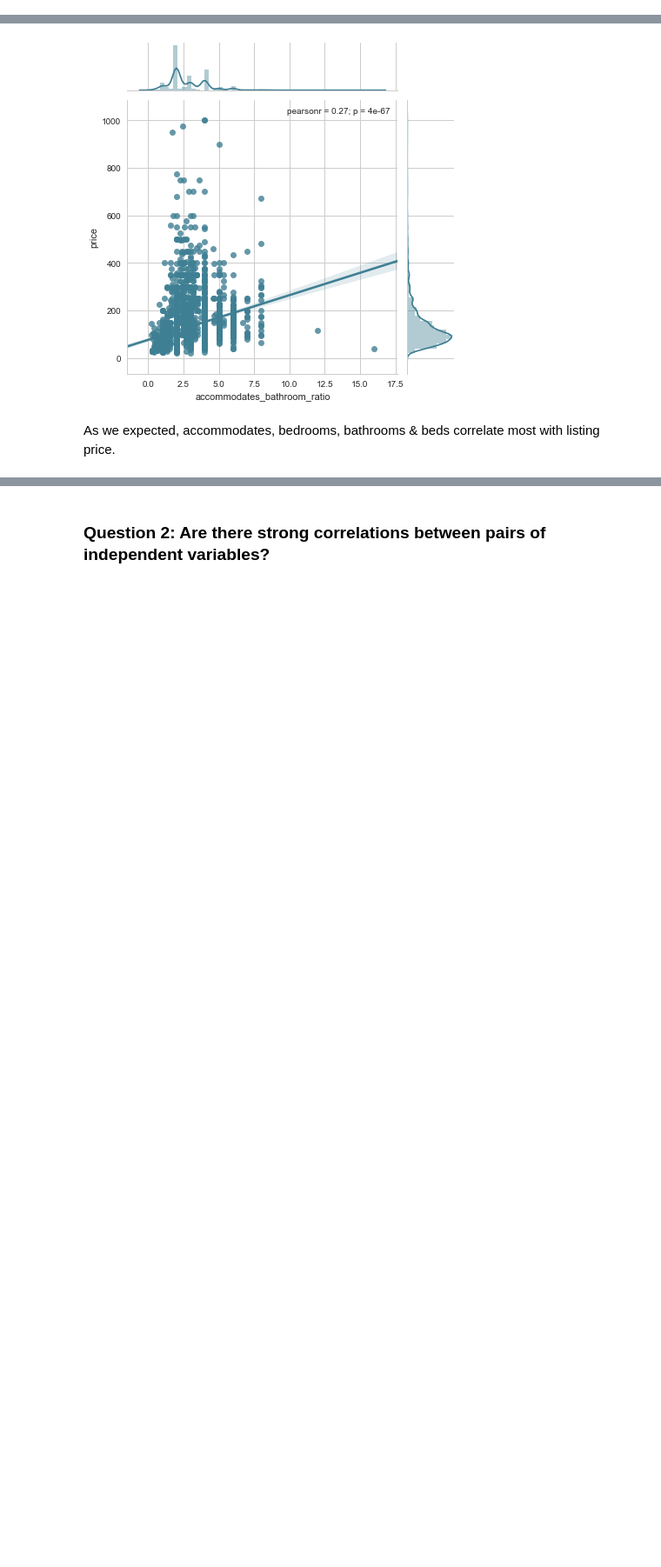
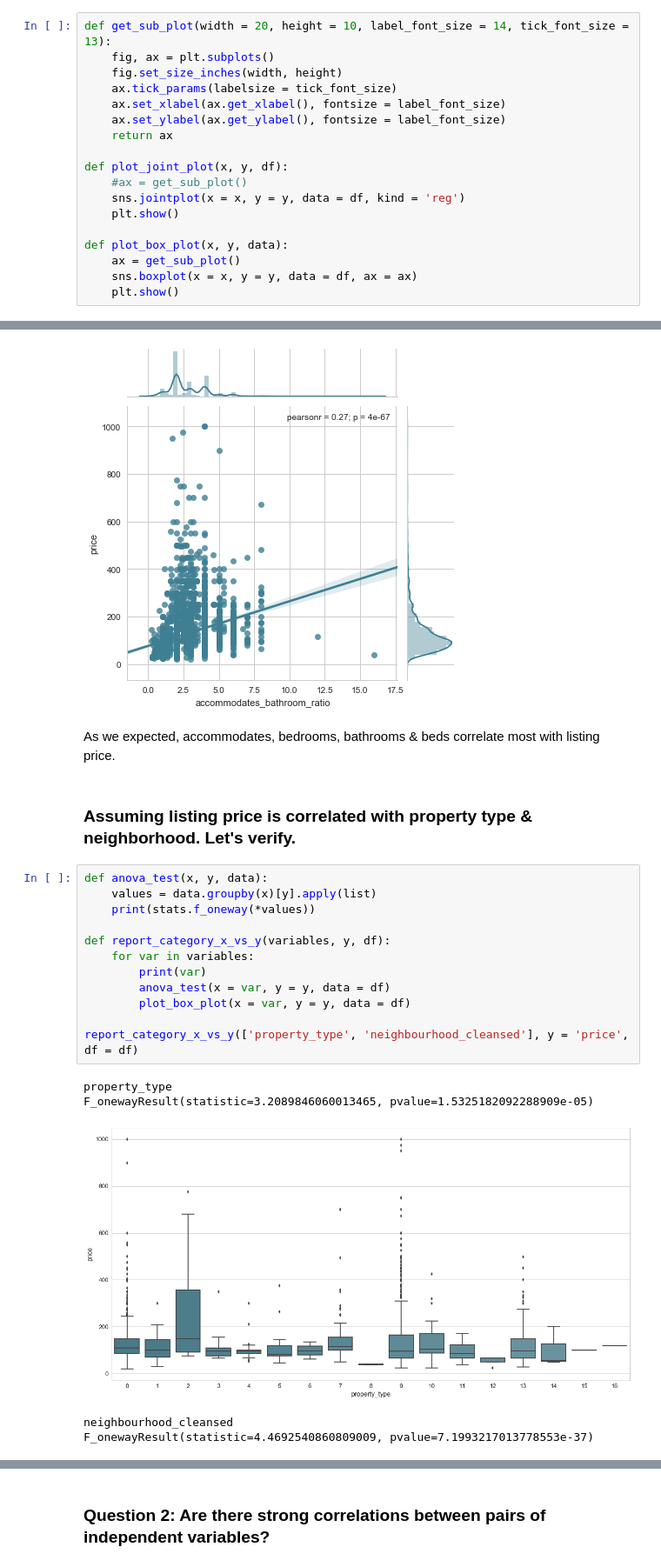
Before and after one commit to nicolechao/springboard-data-science, a Jupyter notebook: Capstone 1/Inferential Statistics/inferential_statistics.ipynb, the cells around one changed output, grey strips where cells are left out. Shown at 87% size. Drawn from its saved outputs; the diff is of its cells as text; blank space fills up the shorter version.

Commit message:
Add anova test.

```diff
--- a/Capstone 1/Inferential Statistics/inferential_statistics.ipynb
+++ b/Capstone 1/Inferential Statistics/inferential_statistics.ipynb
@@ -64,6 +64,24 @@ memory usage: 537.0+ KB
 * Are there variables that are particularly significant in terms of Seattle Airbnb listing price?
 * Are there strong correlations between pairs of independent variables?
 * Are there strong correlation between an independent and a dependent variable?
+# %%
+def get_sub_plot(width = 20, height = 10, label_font_size = 14, tick_font_size = 13):
+    fig, ax = plt.subplots()
+    fig.set_size_inches(width, height)
+    ax.tick_params(labelsize = tick_font_size)
+    ax.set_xlabel(ax.get_xlabel(), fontsize = label_font_size)
+    ax.set_ylabel(ax.get_ylabel(), fontsize = label_font_size)
+    return ax
+
+def plot_joint_plot(x, y, df):
+    #ax = get_sub_plot()
+    sns.jointplot(x = x, y = y, data = df, kind = 'reg')
+    plt.show()
+
+def plot_box_plot(x, y, data):
+    ax = get_sub_plot()
+    sns.boxplot(x = x, y = y, data = df, ax = ax)
+    plt.show()
 # %% [markdown]
 ### Questions 1: Are there variables that are particularly significant in terms of predicting Seattle Airbnb listing price?
 # %% [markdown]
@@ -133,3 +162,23 @@ kendalltau       0.35       0.00
 [figure]
 # %% [markdown]
 As we expected, accommodates, bedrooms, bathrooms & beds correlate most with listing price.
+# %% [markdown]
+### Assuming listing price is correlated with property type & neighborhood. Let's verify.
+# %%
+def anova_test(x, y, data):
+    values = data.groupby(x)[y].apply(list)
+    print(stats.f_oneway(*values))
+
+def report_category_x_vs_y(variables, y, df):
+    for var in variables:
+        print(var)
+        anova_test(x = var, y = y, data = df)
+        plot_box_plot(x = var, y = y, data = df)
+
+report_category_x_vs_y(['property_type', 'neighbourhood_cleansed'], y = 'price', df = df)
+# %% [output]
+property_type
+F_onewayResult(statistic=3.2089846060013465, pvalue=1.5325182092288909e-05)
+[figure, added]
+neighbourhood_cleansed
+F_onewayResult(statistic=4.4692540860809009, pvalue=7.1993217013778553e-37)
```
Also changed, not shown: parts of 8 cells of this notebook.
